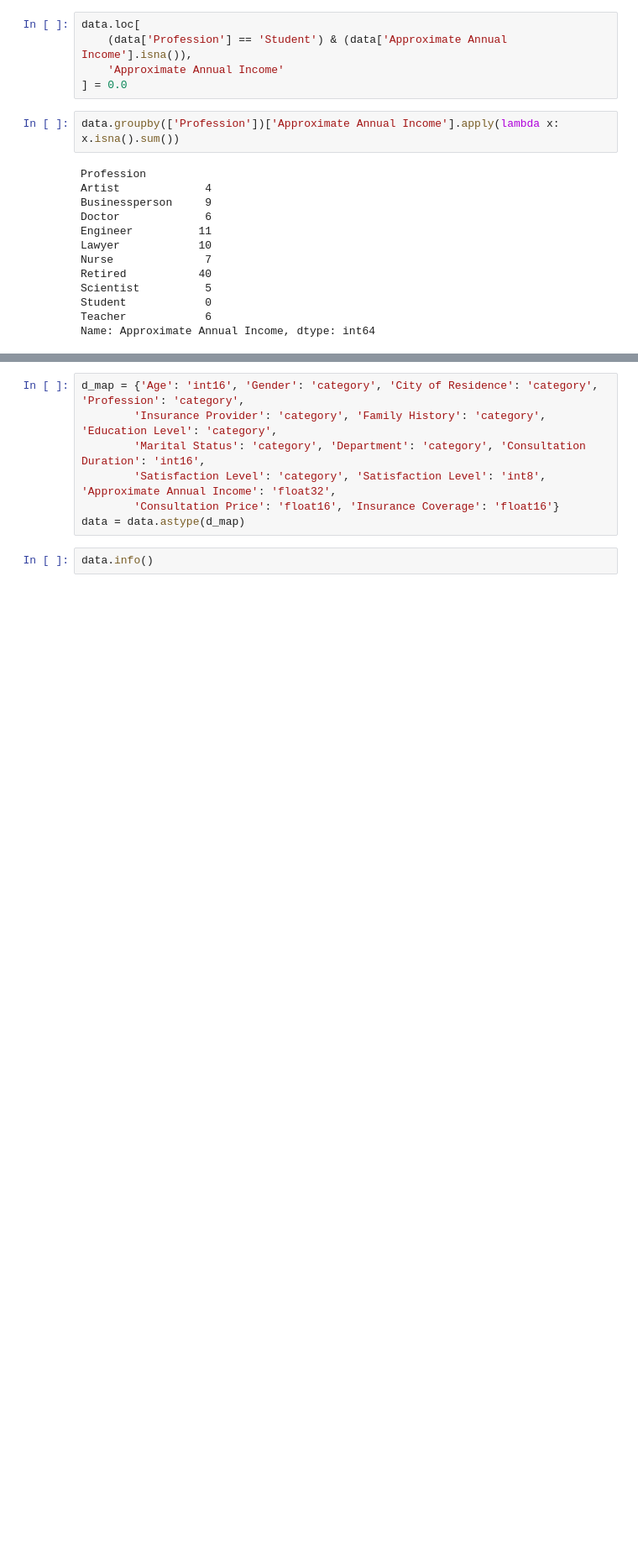
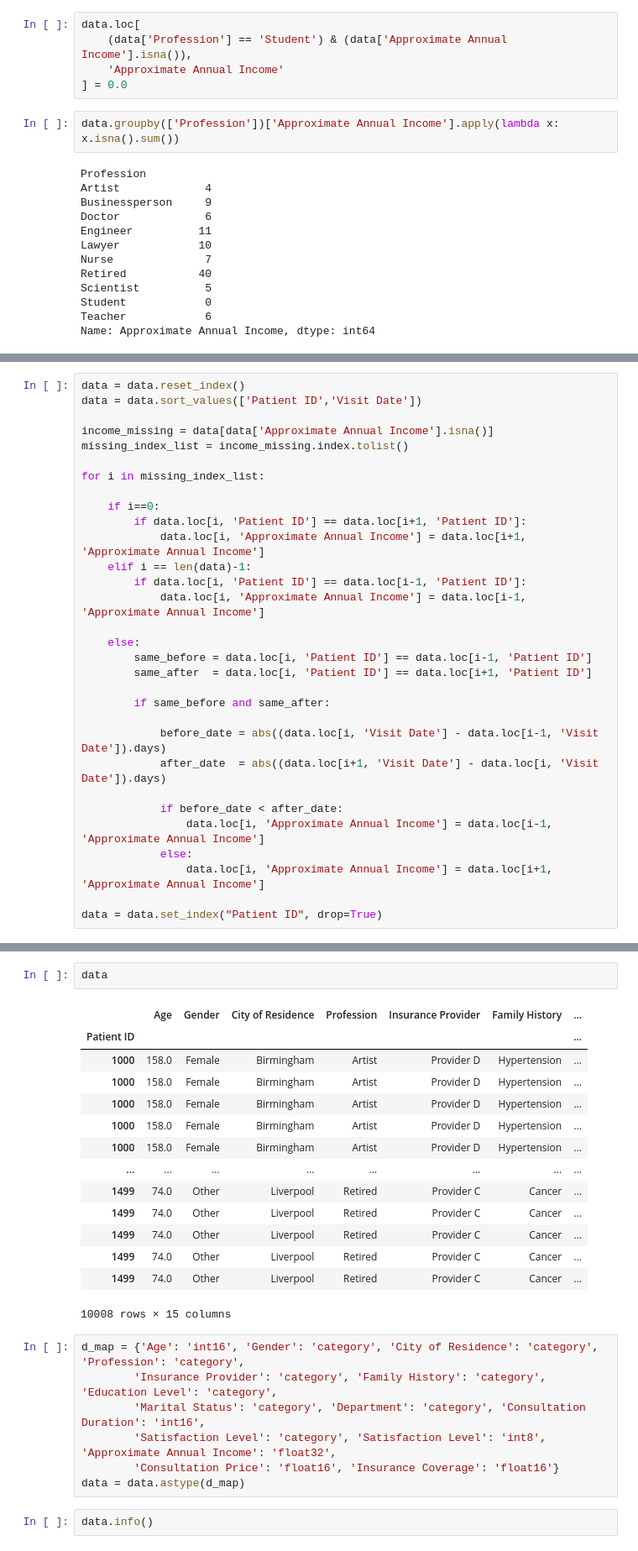
Before and after one commit to amdbsilva/pre-processing, a Jupyter notebook: projeto de datapreprocessing.ipynb, the cells around one changed output, grey strips where cells are left out. Shown at 84% size. Cells and saved outputs as stored; diff of their text form; blank space fills up the shorter version.

Commit message:
missing values income

```diff
--- a/projeto de datapreprocessing.ipynb
+++ b/projeto de datapreprocessing.ipynb
@@ -687,0 +682,31 @@ data[(data['Profession'] == 'Retired') & (data['Approximate Annual Income'].isna
+# %%
+data = data.reset_index()
+data = data.sort_values(['Patient ID','Visit Date'])
+
+income_missing = data[data['Approximate Annual Income'].isna()]
+missing_index_list = income_missing.index.tolist()
+
+for i in missing_index_list:
+
+    if i==0:
+        if data.loc[i, 'Patient ID'] == data.loc[i+1, 'Patient ID']:
+            data.loc[i, 'Approximate Annual Income'] = data.loc[i+1, 'Approximate Annual Income']
+    elif i == len(data)-1:
+        if data.loc[i, 'Patient ID'] == data.loc[i-1, 'Patient ID']:
+            data.loc[i, 'Approximate Annual Income'] = data.loc[i-1, 'Approximate Annual Income']
+
+    else:
+        same_before = data.loc[i, 'Patient ID'] == data.loc[i-1, 'Patient ID']
+        same_after  = data.loc[i, 'Patient ID'] == data.loc[i+1, 'Patient ID']
+
+        if same_before and same_after:
+
+            before_date = abs((data.loc[i, 'Visit Date'] - data.loc[i-1, 'Visit Date']).days)
+            after_date  = abs((data.loc[i+1, 'Visit Date'] - data.loc[i, 'Visit Date']).days)
+
+            if before_date < after_date:
+                data.loc[i, 'Approximate Annual Income'] = data.loc[i-1, 'Approximate Annual Income']
+            else:
+                data.loc[i, 'Approximate Annual Income'] = data.loc[i+1, 'Approximate Annual Income']
+
+data = data.set_index("Patient ID", drop=True)
@@ -688,3 +728,20 @@ data[(data['Profession'] == 'Retired') & (data['Approximate Annual Income'].isna
+# %%
+data
+# %% [output]
+|  | Age | Gender | City of Residence | Profession | Insurance Provider | Family History | ... |
+| Patient ID |  |  |  |  |  |  | ... |
+| 1000 | 158.0 | Female | Birmingham | Artist | Provider D | Hypertension | ... |
+| 1000 | 158.0 | Female | Birmingham | Artist | Provider D | Hypertension | ... |
+| 1000 | 158.0 | Female | Birmingham | Artist | Provider D | Hypertension | ... |
+| 1000 | 158.0 | Female | Birmingham | Artist | Provider D | Hypertension | ... |
+| 1000 | 158.0 | Female | Birmingham | Artist | Provider D | Hypertension | ... |
+| ... | ... | ... | ... | ... | ... | ... | ... |
+| 1499 | 74.0 | Other | Liverpool | Retired | Provider C | Cancer | ... |
+| 1499 | 74.0 | Other | Liverpool | Retired | Provider C | Cancer | ... |
+| 1499 | 74.0 | Other | Liverpool | Retired | Provider C | Cancer | ... |
+| 1499 | 74.0 | Other | Liverpool | Retired | Provider C | Cancer | ... |
+| 1499 | 74.0 | Other | Liverpool | Retired | Provider C | Cancer | ... |
+10008 rows × 15 columns
 # %%
 d_map = {'Age': 'int16', 'Gender': 'category', 'City of Residence': 'category', 'Profession': 'category',
         'Insurance Provider': 'category', 'Family History': 'category', 'Education Level': 'category',
```
Also changed, not shown: parts of 4 cells of this notebook.
